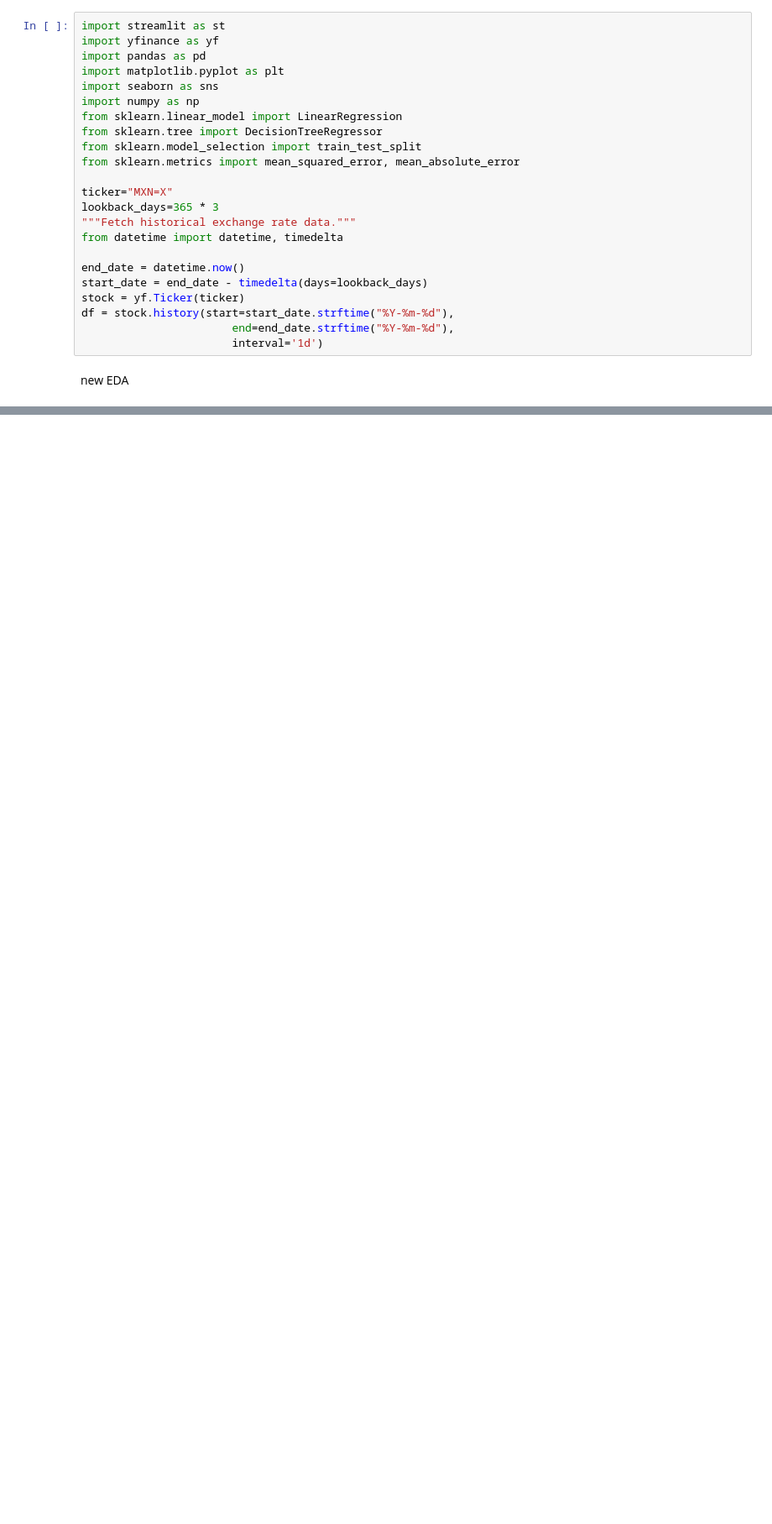
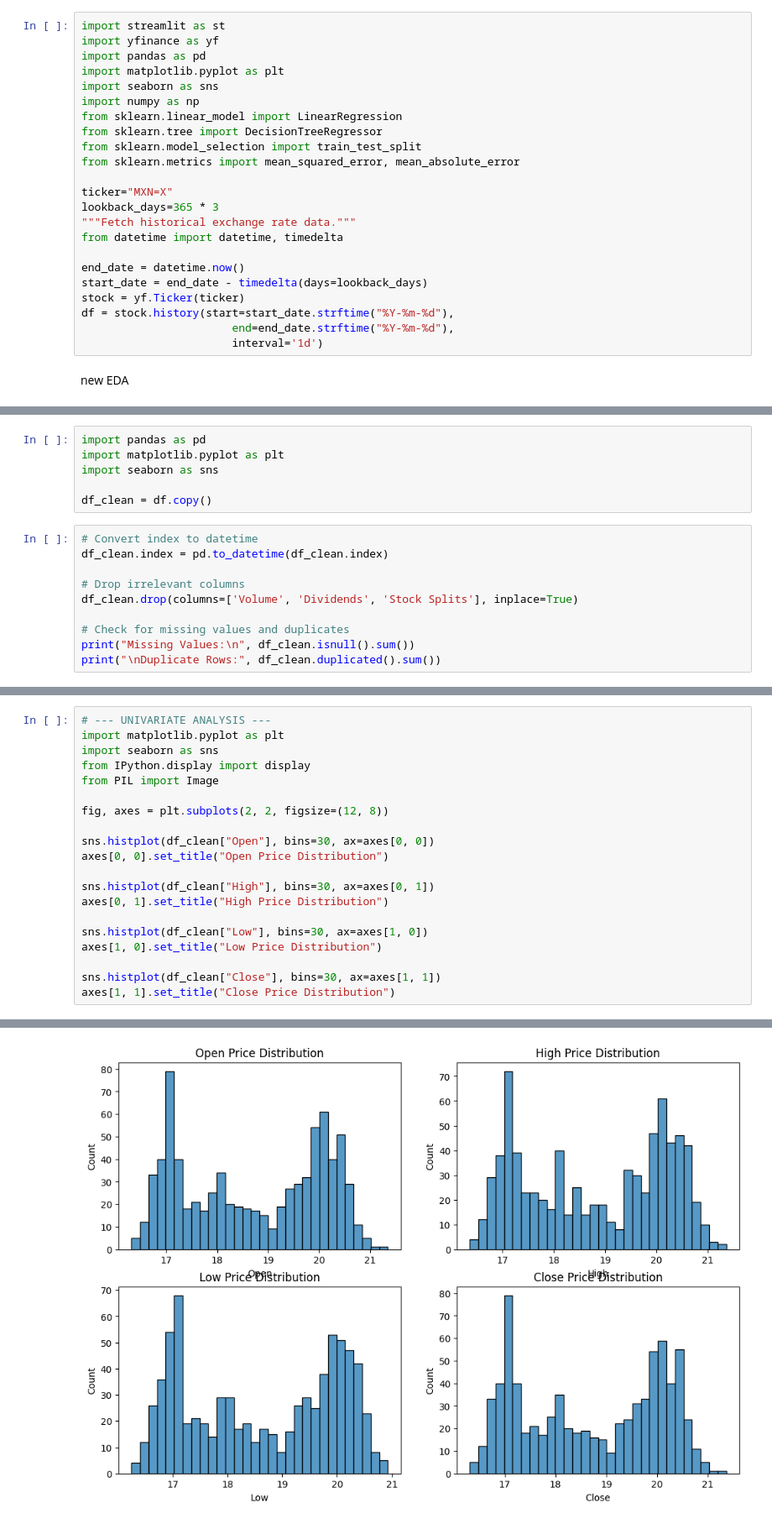
Before and after one commit to rober12345/mxn-usd-predictor1, a Jupyter notebook: src/EDA.ipynb, the cells around one changed output, grey strips where cells are left out. Shown at 84% size. Drawn from its saved outputs; the diff is of its cells as text; blank space fills up the shorter version.

```diff
--- a/src/EDA.ipynb
+++ b/src/EDA.ipynb
@@ -126,0 +43,16 @@ if __name__ == "__main__":
+# %%
+import pandas as pd
+import matplotlib.pyplot as plt
+import seaborn as sns
+
+df_clean = df.copy()
+# %%
+# Convert index to datetime
+df_clean.index = pd.to_datetime(df_clean.index)
+
+# Drop irrelevant columns
+df_clean.drop(columns=['Volume', 'Dividends', 'Stock Splits'], inplace=True)
+
+# Check for missing values and duplicates
+print("Missing Values:\n", df_clean.isnull().sum())
+print("\nDuplicate Rows:", df_clean.duplicated().sum())
@@ -126,0 +84,21 @@ if __name__ == "__main__":
+# %%
+# --- UNIVARIATE ANALYSIS ---
+import matplotlib.pyplot as plt
+import seaborn as sns
+from IPython.display import display
+from PIL import Image
+
+fig, axes = plt.subplots(2, 2, figsize=(12, 8))
+
+sns.histplot(df_clean["Open"], bins=30, ax=axes[0, 0])
+axes[0, 0].set_title("Open Price Distribution")
+
+sns.histplot(df_clean["High"], bins=30, ax=axes[0, 1])
+axes[0, 1].set_title("High Price Distribution")
+
+sns.histplot(df_clean["Low"], bins=30, ax=axes[1, 0])
+axes[1, 0].set_title("Low Price Distribution")
+
+sns.histplot(df_clean["Close"], bins=30, ax=axes[1, 1])
+axes[1, 1].set_title("Close Price Distribution")
+# %% [output]
@@ -126,0 +106 @@ if __name__ == "__main__":
+[figure, added]
```
Also changed, not shown: parts of 7 cells of this notebook, 1 other file.
